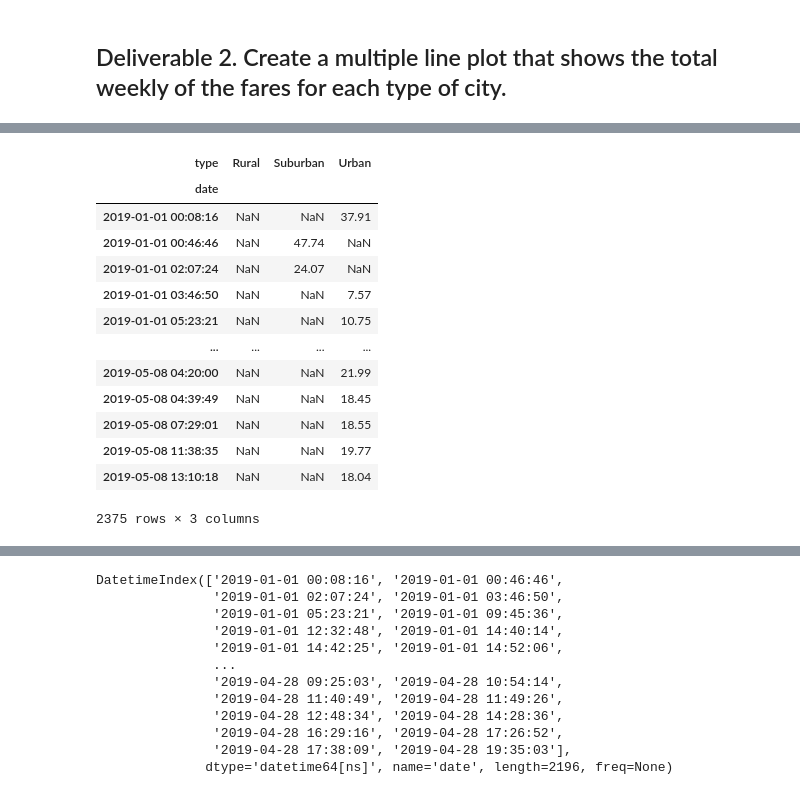
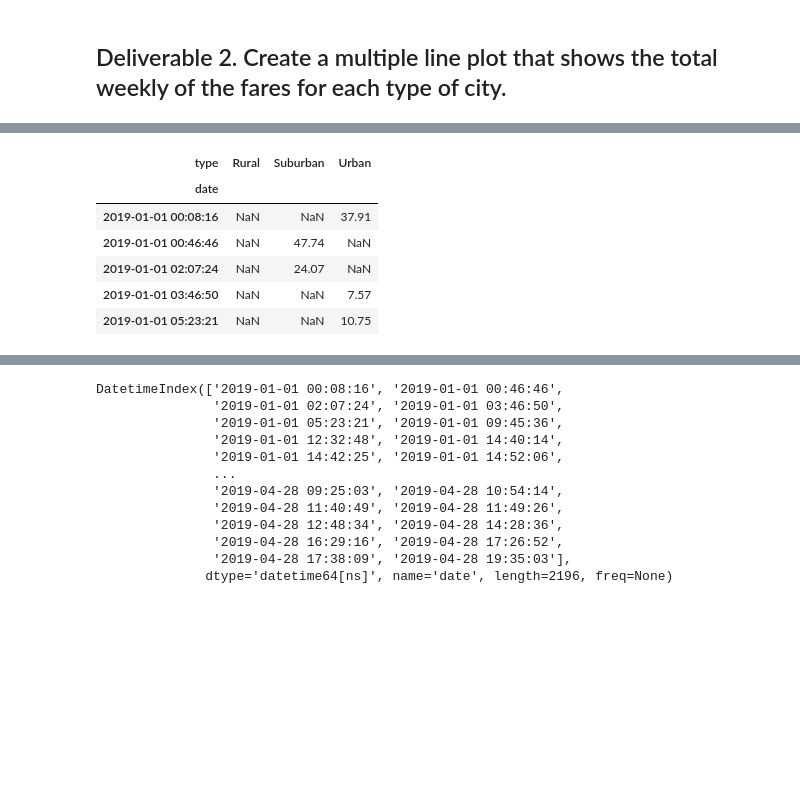
Before and after one commit to iFan13/PyBer_Analysis, a Jupyter notebook: PyBer_Challenge.ipynb, the cells around one changed output, grey strips where cells are left out. Drawn from its saved outputs; the diff is of its cells as text; code cells hidden in the pictures; blank space fills up the shorter version.

```diff
--- a/PyBer_Challenge.ipynb
+++ b/PyBer_Challenge.ipynb
@@ -196,22 +163,15 @@ index_reset_df
 # %%
 # 4. Create a pivot table with the 'date' as the index, the columns ='type', and values='fare'
 # to get the total fares for each type of city by the date.
 pivot_table = index_reset_df.pivot(index="date", columns = "type", values = "fare")
-pivot_table
+pivot_table.head()
 # %% [output]
 | type | Rural | Suburban | Urban |
 | date |  |  |  |
 | 2019-01-01 00:08:16 | NaN | NaN | 37.91 |
 | 2019-01-01 00:46:46 | NaN | 47.74 | NaN |
 | 2019-01-01 02:07:24 | NaN | 24.07 | NaN |
 | 2019-01-01 03:46:50 | NaN | NaN | 7.57 |
 | 2019-01-01 05:23:21 | NaN | NaN | 10.75 |
-| ... | ... | ... | ... |
-| 2019-05-08 04:20:00 | NaN | NaN | 21.99 |
-| 2019-05-08 04:39:49 | NaN | NaN | 18.45 |
-| 2019-05-08 07:29:01 | NaN | NaN | 18.55 |
-| 2019-05-08 11:38:35 | NaN | NaN | 19.77 |
-| 2019-05-08 13:10:18 | NaN | NaN | 18.04 |
-2375 rows × 3 columns
 # %%
 # 5. Create a new DataFrame from the pivot table DataFrame using loc on the given dates, '2019-01-01':'2019-04-29'.
```
Also changed, not shown: parts of 10 cells of this notebook.
